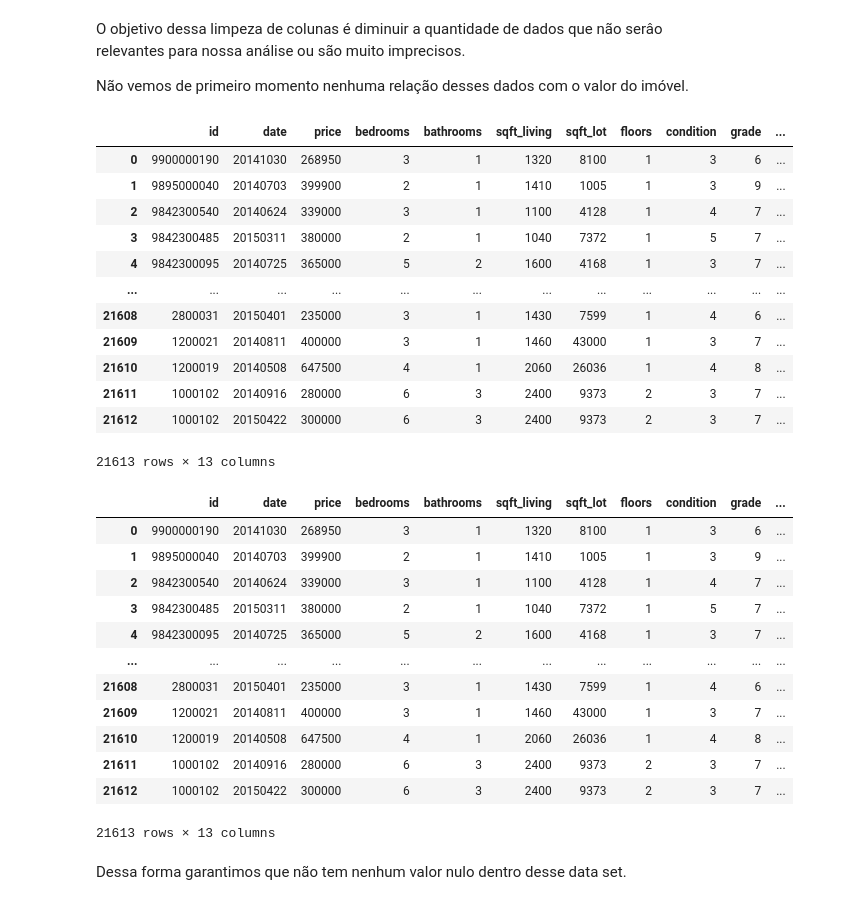
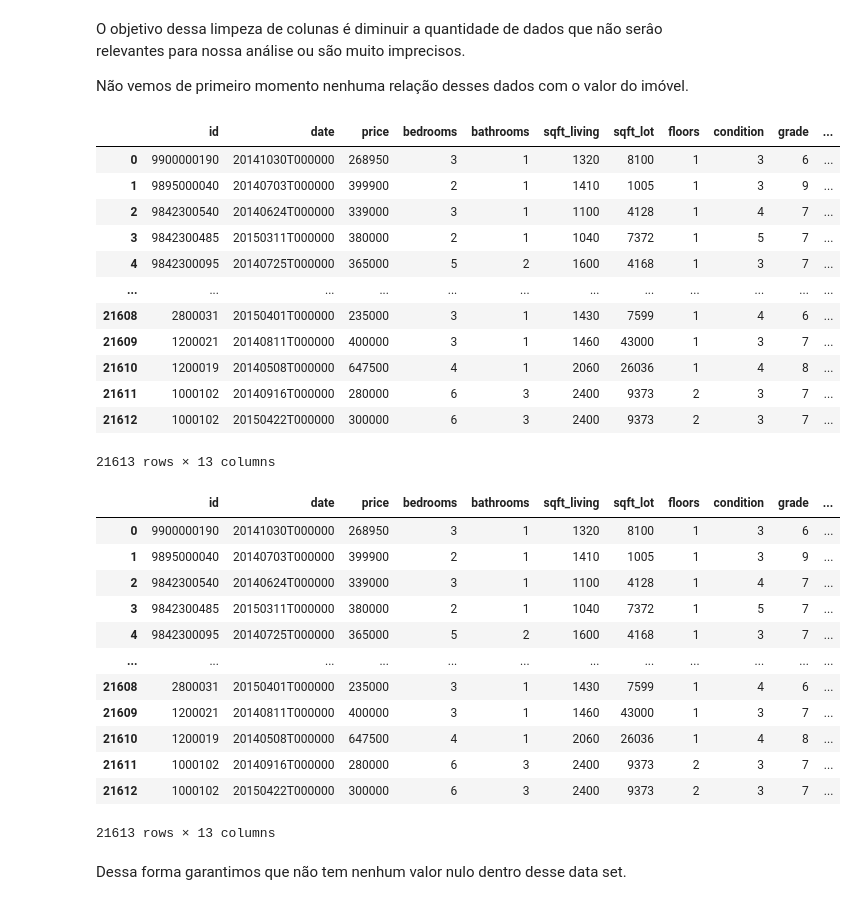
Before and after one commit to Guizinx/-Miniprojeto_analise_de_Dados_1, a Jupyter notebook: Delivable1.ipynb, the cells around one changed output. Saved outputs shown, nothing was run; the diff lists cells and outputs as text; code cells hidden in the pictures.

```diff
--- a/Delivable1.ipynb
+++ b/Delivable1.ipynb
@@ -75,39 +77,39 @@ O objetivo dessa limpeza de colunas é diminuir a quantidade de dados que não s
 Não vemos de primeiro momento nenhuma relação desses dados com o valor do imóvel.
 # %%
 data[data.columns[2]] = data[data.columns[2]].replace('[\$,]', '', regex=True).astype(float)
-data['date'] = data['date'].replace('T000000', '', regex=True)
+
 data[data.columns[2:10]] = data[data.columns[2:10]].astype('int')
 data
 # %% [output]
 |  | id | date | price | bedrooms | bathrooms | sqft_living | sqft_lot | floors | condition | grade | ... |
-| 0 | 9900000190 | 20141030 | 268950 | 3 | 1 | 1320 | 8100 | 1 | 3 | 6 | ... |
-| 1 | 9895000040 | 20140703 | 399900 | 2 | 1 | 1410 | 1005 | 1 | 3 | 9 | ... |
-| 2 | 9842300540 | 20140624 | 339000 | 3 | 1 | 1100 | 4128 | 1 | 4 | 7 | ... |
-| 3 | 9842300485 | 20150311 | 380000 | 2 | 1 | 1040 | 7372 | 1 | 5 | 7 | ... |
-| 4 | 9842300095 | 20140725 | 365000 | 5 | 2 | 1600 | 4168 | 1 | 3 | 7 | ... |
+| 0 | 9900000190 | 20141030T000000 | 268950 | 3 | 1 | 1320 | 8100 | 1 | 3 | 6 | ... |
+| 1 | 9895000040 | 20140703T000000 | 399900 | 2 | 1 | 1410 | 1005 | 1 | 3 | 9 | ... |
+| 2 | 9842300540 | 20140624T000000 | 339000 | 3 | 1 | 1100 | 4128 | 1 | 4 | 7 | ... |
+| 3 | 9842300485 | 20150311T000000 | 380000 | 2 | 1 | 1040 | 7372 | 1 | 5 | 7 | ... |
+| 4 | 9842300095 | 20140725T000000 | 365000 | 5 | 2 | 1600 | 4168 | 1 | 3 | 7 | ... |
 | ... | ... | ... | ... | ... | ... | ... | ... | ... | ... | ... | ... |
-| 21608 | 2800031 | 20150401 | 235000 | 3 | 1 | 1430 | 7599 | 1 | 4 | 6 | ... |
-| 21609 | 1200021 | 20140811 | 400000 | 3 | 1 | 1460 | 43000 | 1 | 3 | 7 | ... |
-| 21610 | 1200019 | 20140508 | 647500 | 4 | 1 | 2060 | 26036 | 1 | 4 | 8 | ... |
-| 21611 | 1000102 | 20140916 | 280000 | 6 | 3 | 2400 | 9373 | 2 | 3 | 7 | ... |
-| 21612 | 1000102 | 20150422 | 300000 | 6 | 3 | 2400 | 9373 | 2 | 3 | 7 | ... |
+| 21608 | 2800031 | 20150401T000000 | 235000 | 3 | 1 | 1430 | 7599 | 1 | 4 | 6 | ... |
+| 21609 | 1200021 | 20140811T000000 | 400000 | 3 | 1 | 1460 | 43000 | 1 | 3 | 7 | ... |
+| 21610 | 1200019 | 20140508T000000 | 647500 | 4 | 1 | 2060 | 26036 | 1 | 4 | 8 | ... |
+| 21611 | 1000102 | 20140916T000000 | 280000 | 6 | 3 | 2400 | 9373 | 2 | 3 | 7 | ... |
+| 21612 | 1000102 | 20150422T000000 | 300000 | 6 | 3 | 2400 | 9373 | 2 | 3 | 7 | ... |
 21613 rows × 13 columns
 # %%
 data = data.dropna(axis = 0, how ='any')
 data
 # %% [output]
 |  | id | date | price | bedrooms | bathrooms | sqft_living | sqft_lot | floors | condition | grade | ... |
-| 0 | 9900000190 | 20141030 | 268950 | 3 | 1 | 1320 | 8100 | 1 | 3 | 6 | ... |
-| 1 | 9895000040 | 20140703 | 399900 | 2 | 1 | 1410 | 1005 | 1 | 3 | 9 | ... |
-| 2 | 9842300540 | 20140624 | 339000 | 3 | 1 | 1100 | 4128 | 1 | 4 | 7 | ... |
-| 3 | 9842300485 | 20150311 | 380000 | 2 | 1 | 1040 | 7372 | 1 | 5 | 7 | ... |
-| 4 | 9842300095 | 20140725 | 365000 | 5 | 2 | 1600 | 4168 | 1 | 3 | 7 | ... |
+| 0 | 9900000190 | 20141030T000000 | 268950 | 3 | 1 | 1320 | 8100 | 1 | 3 | 6 | ... |
+| 1 | 9895000040 | 20140703T000000 | 399900 | 2 | 1 | 1410 | 1005 | 1 | 3 | 9 | ... |
+| 2 | 9842300540 | 20140624T000000 | 339000 | 3 | 1 | 1100 | 4128 | 1 | 4 | 7 | ... |
+| 3 | 9842300485 | 20150311T000000 | 380000 | 2 | 1 | 1040 | 7372 | 1 | 5 | 7 | ... |
+| 4 | 9842300095 | 20140725T000000 | 365000 | 5 | 2 | 1600 | 4168 | 1 | 3 | 7 | ... |
 | ... | ... | ... | ... | ... | ... | ... | ... | ... | ... | ... | ... |
-| 21608 | 2800031 | 20150401 | 235000 | 3 | 1 | 1430 | 7599 | 1 | 4 | 6 | ... |
-| 21609 | 1200021 | 20140811 | 400000 | 3 | 1 | 1460 | 43000 | 1 | 3 | 7 | ... |
-| 21610 | 1200019 | 20140508 | 647500 | 4 | 1 | 2060 | 26036 | 1 | 4 | 8 | ... |
-| 21611 | 1000102 | 20140916 | 280000 | 6 | 3 | 2400 | 9373 | 2 | 3 | 7 | ... |
-| 21612 | 1000102 | 20150422 | 300000 | 6 | 3 | 2400 | 9373 | 2 | 3 | 7 | ... |
+| 21608 | 2800031 | 20150401T000000 | 235000 | 3 | 1 | 1430 | 7599 | 1 | 4 | 6 | ... |
+| 21609 | 1200021 | 20140811T000000 | 400000 | 3 | 1 | 1460 | 43000 | 1 | 3 | 7 | ... |
+| 21610 | 1200019 | 20140508T000000 | 647500 | 4 | 1 | 2060 | 26036 | 1 | 4 | 8 | ... |
+| 21611 | 1000102 | 20140916T000000 | 280000 | 6 | 3 | 2400 | 9373 | 2 | 3 | 7 | ... |
+| 21612 | 1000102 | 20150422T000000 | 300000 | 6 | 3 | 2400 | 9373 | 2 | 3 | 7 | ... |
 21613 rows × 13 columns
 # %% [markdown]
 Dessa forma garantimos que não tem nenhum valor nulo dentro desse data set.
```
Also changed, not shown: parts of 15 cells of this notebook.
